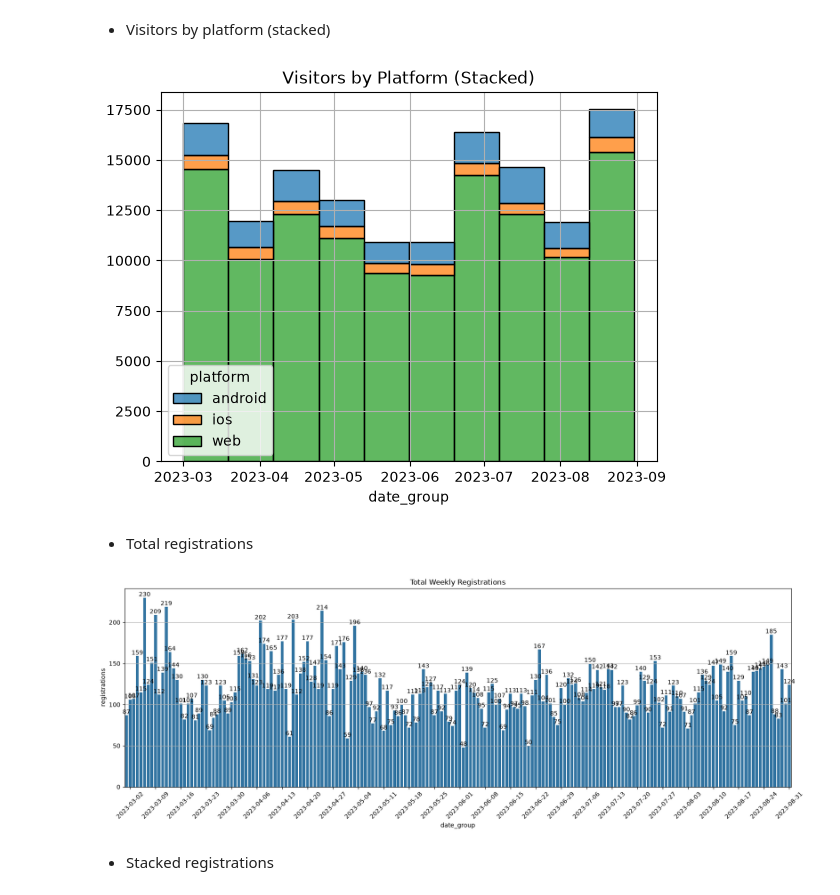
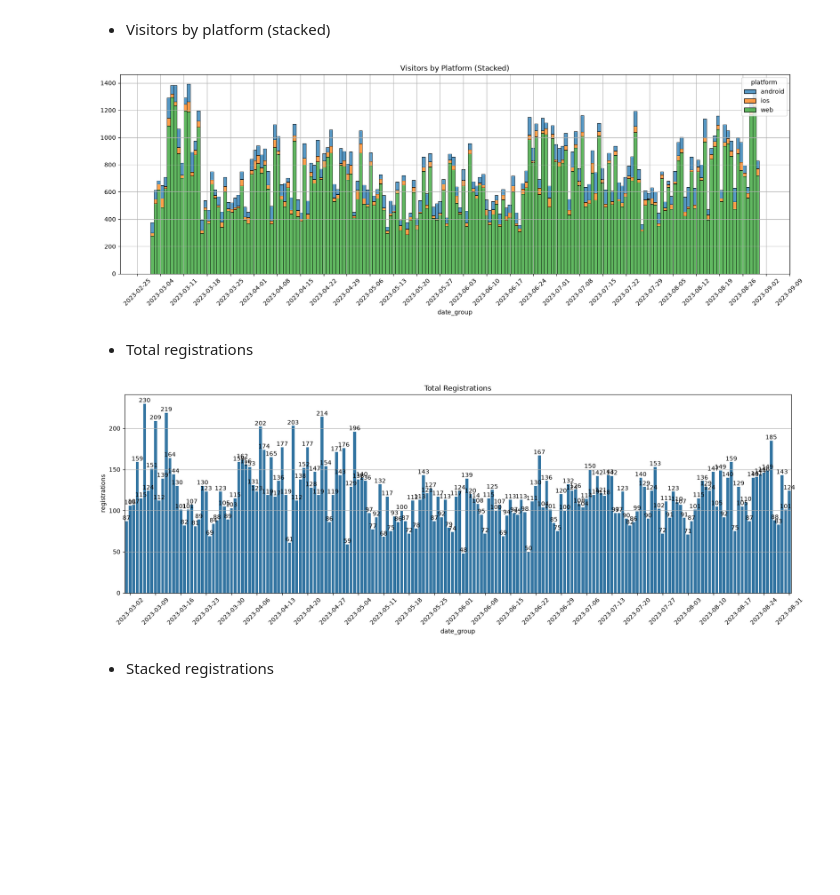
Before and after one commit to pep-cmyk/data-analytics-project-100, a Jupyter notebook: charts_project.ipynb, the cells around one changed output. Drawn from its saved outputs; the diff is of its cells as text; code cells hidden in the pictures; blank space fills up the shorter version.

Commit message:
fix charts_project.ipynb

```diff
--- a/charts_project.ipynb
+++ b/charts_project.ipynb
@@ -69,16 +68,14 @@ df_conversion = pd.merge(
     how= 'outer',
     left_on= ['datetime', 'platform'],
     right_on= ['datetime', 'platform']
-)
-
-df_conversion = df_conversion.fillna(1)
+).reset_index()
 
 #calculating conversion rates
-df_conversion['conversion'] = df_conversion['registrations'] / df_conversion['visits']
+df_conversion['conversion'] = (df_conversion['registrations'] / df_conversion['visits']) * 100
 
 #formatting for da autotest
 df_conversion = df_conversion.sort_values(by= 'datetime', ascending = True)
-df_conversion = df_conversion.rename(columns= {'datetime': 'date_group'}).reset_index()
+df_conversion = df_conversion.rename(columns= {'datetime': 'date_group'})
 
 df_conversion.to_json("./conversion.json")
 # %% [markdown]
@@ -167,33 +163,42 @@ plt.savefig('./charts/total_visits.png')
 # %%
 df_sbp = df_conversion.drop(columns= ['registrations', 'conversion'])
 
-plt.figure()
+plt.figure(figsize= (20,6))
 
-ax = sns.histplot(data= df_sbp, x= 'datetime', weights= 'visits', hue= 'platform', multiple= 'stack')
+
+ax = sns.histplot(data= df_sbp, x= 'date_group', weights= 'visits', hue= 'platform', multiple= 'stack', bins= 184)
+# именно так сделал график, потому что мне было проще просто бинс прописать
+# чем три раза писать plt.barplot
+
 ax.set(xlabel= 'date_group', ylabel='', title= 'Visitors by Platform (Stacked)')
 ax.grid()
 
+ax.xaxis.set_major_locator(mdates.DayLocator(interval=7))
+plt.xticks(rotation=45)
+
+sns.move_legend(ax, 'upper right')
+
 plt.savefig('./charts/visitors_by_platform_stacked.png')
 # %% [output]
-[figure, old version]
+[figure, new version]
 # %% [markdown]
 - Total registrations
 # %%
 df_barplot = df_conversion.drop(columns= ['platform', 'visits', 'conversion'])
-df_barplot = df_barplot.groupby('datetime').sum()
+df_barplot = df_barplot.groupby('date_group').sum()
 
 plt.figure(figsize=(20,6))
 
-ax = sns.barplot(data= df_barplot, x= 'datetime', y= 'registrations')
-ax.set(xlabel= 'date_group', title= 'Total Weekly Registrations')
+ax = sns.barplot(data= df_barplot, x= 'date_group', y= 'registrations')
+ax.set(xlabel= 'date_group', title= 'Total Registrations')
 ax.grid(axis='y')
 ax.bar_label(ax.containers[0])
 ax.xaxis.set_major_locator(mdates.DayLocator(interval=7))
 plt.xticks(rotation=45)
 
-plt.savefig('./charts/total_weekly_registrations.png')
+plt.savefig('./charts/total_registrations.png')
 # %% [output]
-[figure, old version]
+[figure, new version]
 # %% [markdown]
 - Stacked registrations
 # %%
```
Also changed, not shown: parts of 12 cells of this notebook, 11 other files.
